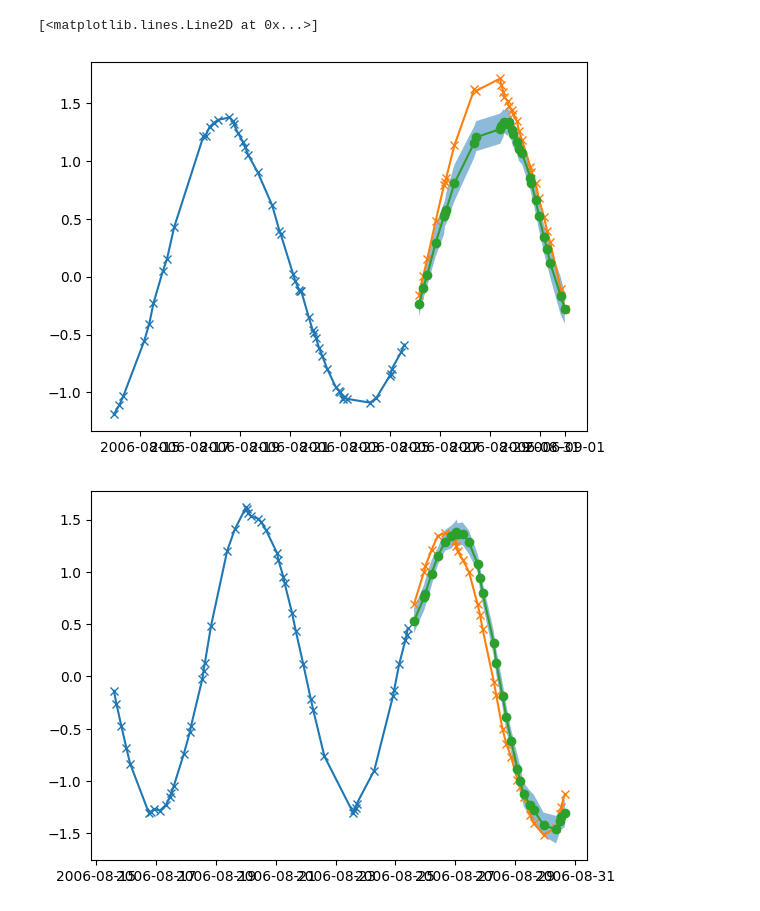
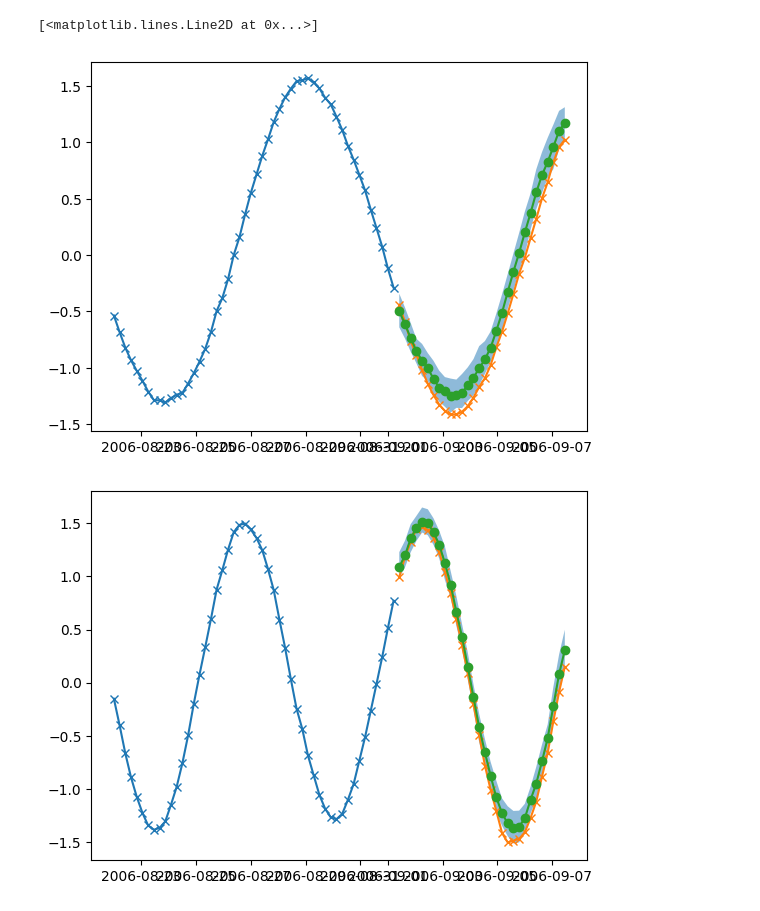
Before and after one commit to EdvardJSHolen/Final-Year-Project, a Jupyter notebook: TimeFusion/random_walk_example.ipynb, the cells around one changed output. Cells and saved outputs as stored; diff of their text form; code cells hidden in the pictures.

```diff
--- a/TimeFusion/random_walk_example.ipynb
+++ b/TimeFusion/random_walk_example.ipynb
@@ -80,12 +84,12 @@ context_length = 50
 prediction_length = 30
 
 encodings = [
-    lambda x: math.sin(2*math.pi*x.timestamp() / (3600*24)),
-    lambda x: math.sin(2*math.pi*x.timestamp() / (3600*24*5)),
-    lambda x: math.sin(2*math.pi*x.timestamp() / (3600*24*10)),
-    lambda x: math.cos(2*math.pi*x.timestamp() / (3600*24)),
-    lambda x: math.cos(2*math.pi*x.timestamp() / (3600*24*5)),
-    lambda x: math.cos(2*math.pi*x.timestamp() / (3600*24*10)),
+    #lambda x: math.sin(2*math.pi*x.timestamp() / (3600*24)),
+    #lambda x: math.sin(2*math.pi*x.timestamp() / (3600*24*5)),
+    #lambda x: math.sin(2*math.pi*x.timestamp() / (3600*24*10)),
+    #lambda x: math.cos(2*math.pi*x.timestamp() / (3600*24)),
+    #lambda x: math.cos(2*math.pi*x.timestamp() / (3600*24*5)),
+    #lambda x: math.cos(2*math.pi*x.timestamp() / (3600*24*10)),
 ]
 
 # Create each dataset
@@ -122,7 +126,7 @@ predictor = TimeFusion(
     prediction_length = 30,
     timeseries_shape = (len(train_data.time_series),train_data.time_series[0].shape[1]),
     num_encoder_layers=3,
-    d_model=64,
+    d_model=128,
     nhead=4,
     dim_feedforward=128,
     diff_steps=100,
@@ -137,6 +141,6 @@ Number of trainable parameters: 101634
 # %%
 optimizer = torch.optim.Adam(params=predictor.parameters(),lr=2e-4)
-lr_scheduler = torch.optim.lr_scheduler.LinearLR(optimizer, start_factor=1, end_factor=0.01, total_iters=60)
+lr_scheduler = torch.optim.lr_scheduler.LinearLR(optimizer, start_factor=1, end_factor=0.01, total_iters=40)
 
 predictor.train_network(
     train_loader = train_loader,
@@ -144,9 +148,9 @@ predictor.train_network(
     val_loader = val_loader,
     val_metrics= {
         "Val MAE": nn.L1Loss(),
-        "Val MSE": nn.MSELoss()
     },
     optimizer = optimizer,
-    #lr_scheduler= lr_scheduler
+    lr_scheduler= lr_scheduler,
+    early_stopper=EarlyStopper(patience=10)
 )
 # %% [output]
@@ -170,5 +174,5 @@ predictor.train_network(
 # %%
-sample_index = 400
+sample_index = 240
 
 timestamps = []
 for col in range(val_data.indices.shape[1]):
@@ -185,23 +201,23 @@ samples = predictor.sample(
 # %%
 # Plot the samples
 confidence = 0.1
 
 samples_cpu = samples.cpu()
 samples_cpu[:,0,:], _= torch.sort(samples_cpu[:,0,:],dim=0)
 samples_cpu[:,1,:], _ = torch.sort(samples_cpu[:,1,:],dim=0)
 
 plt.figure()
-plt.plot(val_data.data_copy.iloc[:400,0].dropna().iloc[-predictor.context_length:],"-x")
-plt.plot(val_data.data_copy.iloc[400:,0].dropna().iloc[:predictor.prediction_length],"-x")
+plt.plot(val_data.data_copy.iloc[:sample_index,0].dropna().iloc[-predictor.context_length:],"-x")
+plt.plot(val_data.data_copy.iloc[sample_index:,0].dropna().iloc[:predictor.prediction_length],"-x")
 plt.fill_between(timestamps[0], samples_cpu[int(confidence*samples_cpu.shape[0]),0,:], samples_cpu[int((1-confidence)*samples_cpu.shape[0]),0,:],alpha=0.5)
 plt.plot(timestamps[0],torch.mean(samples.cpu(),axis=0)[0],"-o")
 
 plt.figure()
-plt.plot(val_data.data_copy.iloc[:400,1].dropna().iloc[-predictor.context_length:],"-x")
-plt.plot(val_data.data_copy.iloc[400:,1].dropna().iloc[:predictor.prediction_length],"-x")
+plt.plot(val_data.data_copy.iloc[:sample_index,1].dropna().iloc[-predictor.context_length:],"-x")
+plt.plot(val_data.data_copy.iloc[sample_index:,1].dropna().iloc[:predictor.prediction_length],"-x")
 plt.fill_between(timestamps[1], samples_cpu[int(confidence*samples_cpu.shape[0]),1,:], samples_cpu[int((1-confidence)*samples_cpu.shape[0]),1,:],alpha=0.5)
 plt.plot(timestamps[1],torch.mean(samples.cpu(),axis=0)[1],"-o")
 # %% [output]
 [<matplotlib.lines.Line2D at 0x...>]
-[figure, old version]
+[figure, new version]
-[figure, old version]
+[figure, new version]
```
Also changed, not shown: parts of 8 cells of this notebook, 1 other file.
